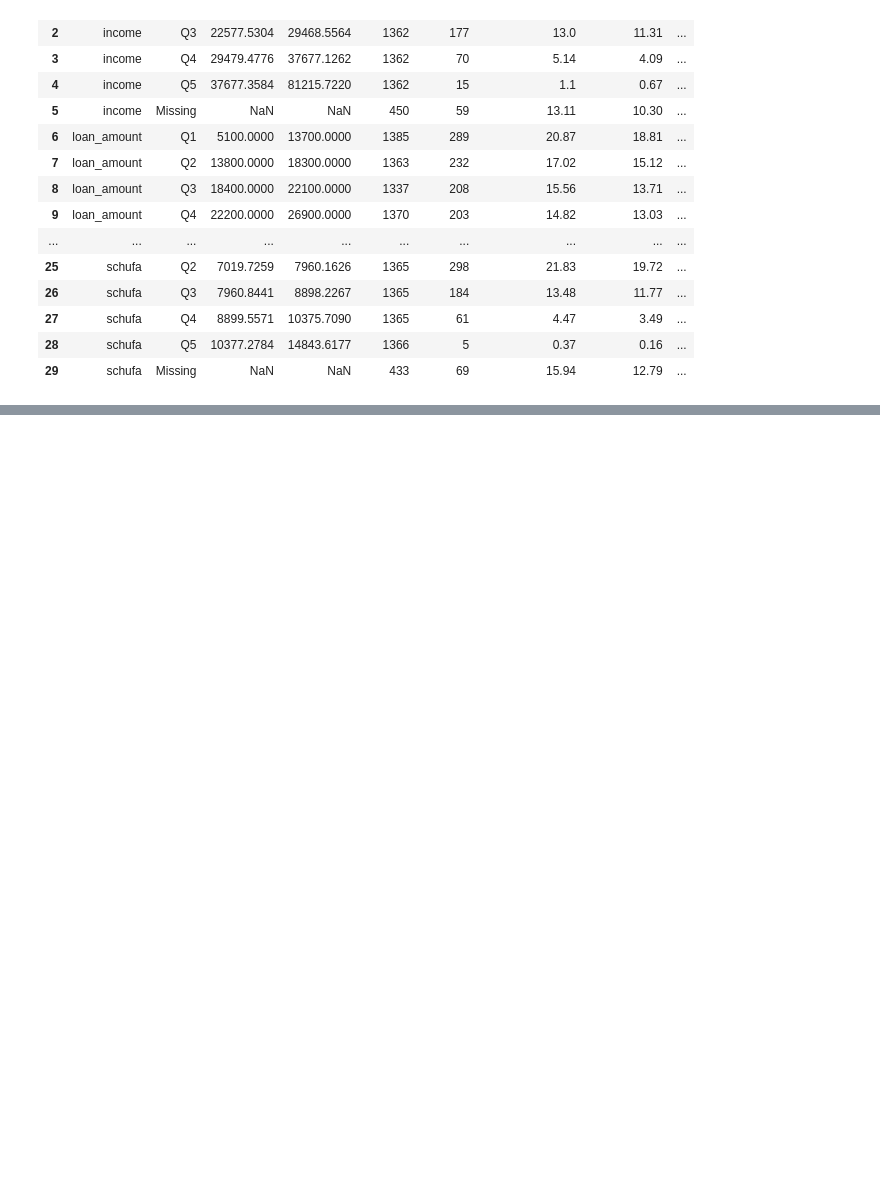
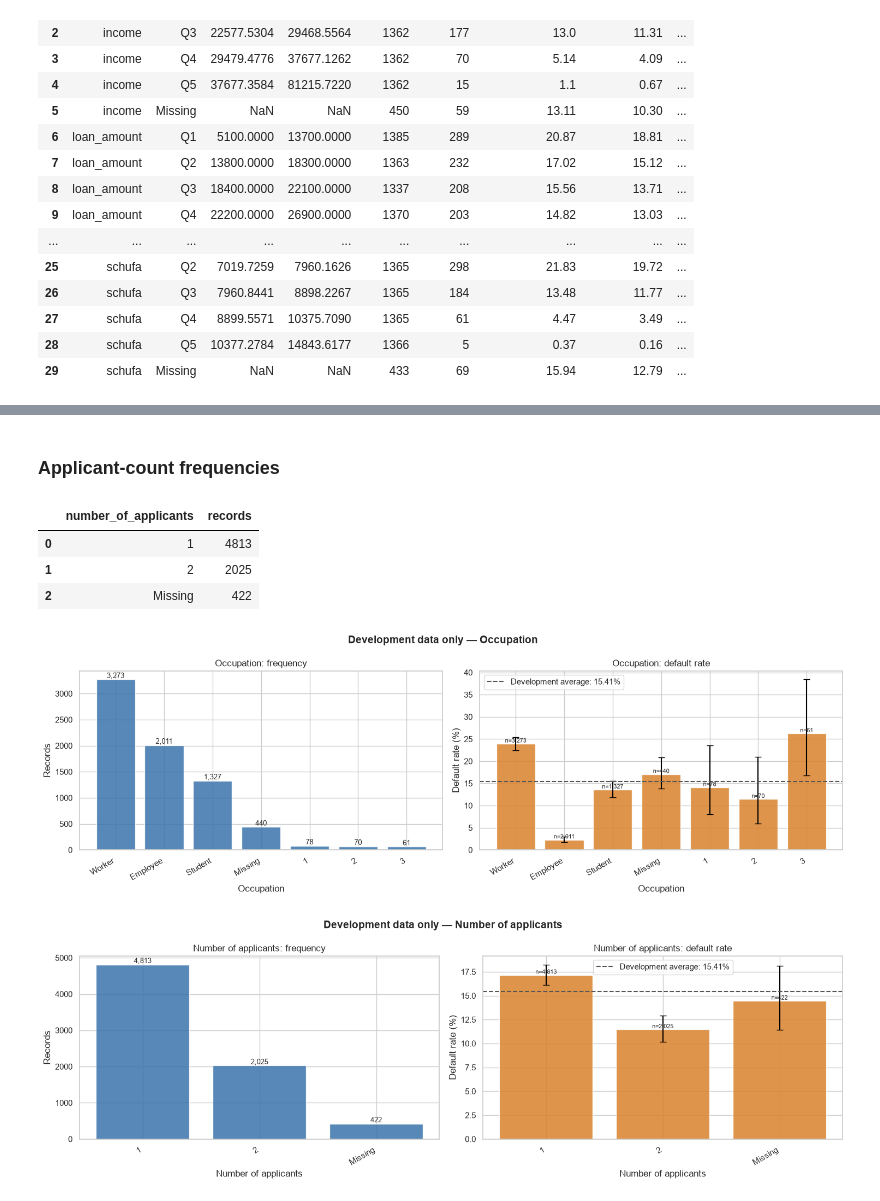
Before and after one commit to jasonchencode/mortgage-default-prediction, a Jupyter notebook: notebooks/01_exploratory_analysis.ipynb, the cells around one changed output, grey strips where cells are left out. Cells and saved outputs as stored; diff of their text form; code cells hidden in the pictures; blank space fills up the shorter version.

Commit message:
Add analysis for occupation and applicant-count

```diff
--- a/notebooks/01_exploratory_analysis.ipynb
+++ b/notebooks/01_exploratory_analysis.ipynb
@@ -408,0 +413,28 @@ numeric_rate_table
+# %%
+categorical_analysis_data = development_data.copy()
+categorical_analysis_data["occupation_group"] = (
+    categorical_analysis_data["occup"].astype("string").fillna("Missing")
+)
+categorical_analysis_data["applicant_group"] = (
+    categorical_analysis_data["num_applic"]
+    .astype("Int64")
+    .astype("string")
+    .fillna("Missing")
+)
+
+assert set(categorical_analysis_data["source_row_id"]).isdisjoint(
+    set(test_data["source_row_id"])
+)
+
+occupation_frequency = (
+    categorical_analysis_data["occupation_group"]
+    .value_counts(dropna=False)
+    .rename_axis("occupation")
+    .reset_index(name="records")
+)
+applicant_frequency = (
+    categorical_analysis_data["applicant_group"]
+    .value_counts(dropna=False)
+    .rename_axis("number_of_applicants")
+    .reset_index(name="records")
+)
@@ -408,0 +454,9 @@ numeric_rate_table
+# %% [markdown]
+### Applicant-count frequencies
+# %%
+applicant_frequency
+# %% [output]
+|  | number_of_applicants | records |
+| 0 | 1 | 4813 |
+| 1 | 2 | 2025 |
+| 2 | Missing | 422 |
@@ -408,0 +522,18 @@ numeric_rate_table
+# %%
+occupation_summary = categorical_default_summary(
+    categorical_analysis_data, "occupation_group"
+)
+applicant_summary = categorical_default_summary(
+    categorical_analysis_data, "applicant_group"
+)
+overall_development_default_rate = 100 * development_data["target_var"].mean()
+
+plot_categorical_feature(
+    occupation_summary, "Occupation", overall_development_default_rate
+)
+plot_categorical_feature(
+    applicant_summary, "Number of applicants", overall_development_default_rate
+)
+# %% [output]
+[figure, added]
+[figure, added]
```
Also changed, not shown: parts of 7 cells of this notebook.
